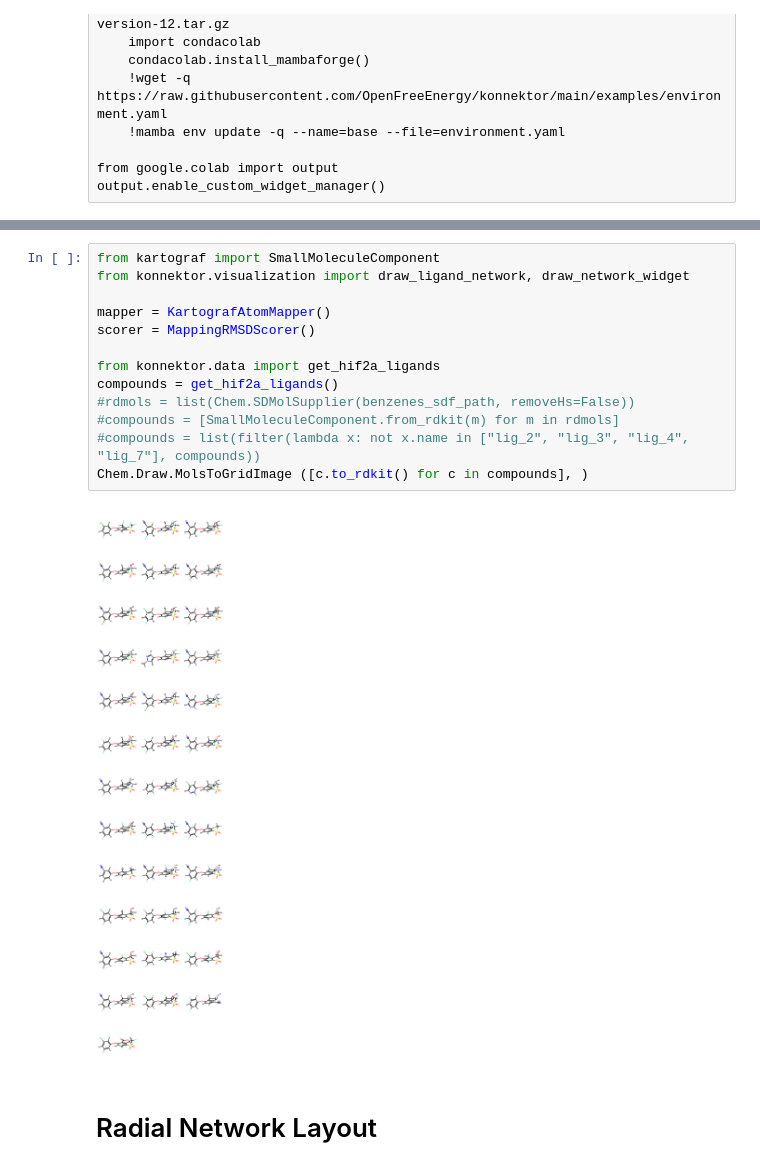
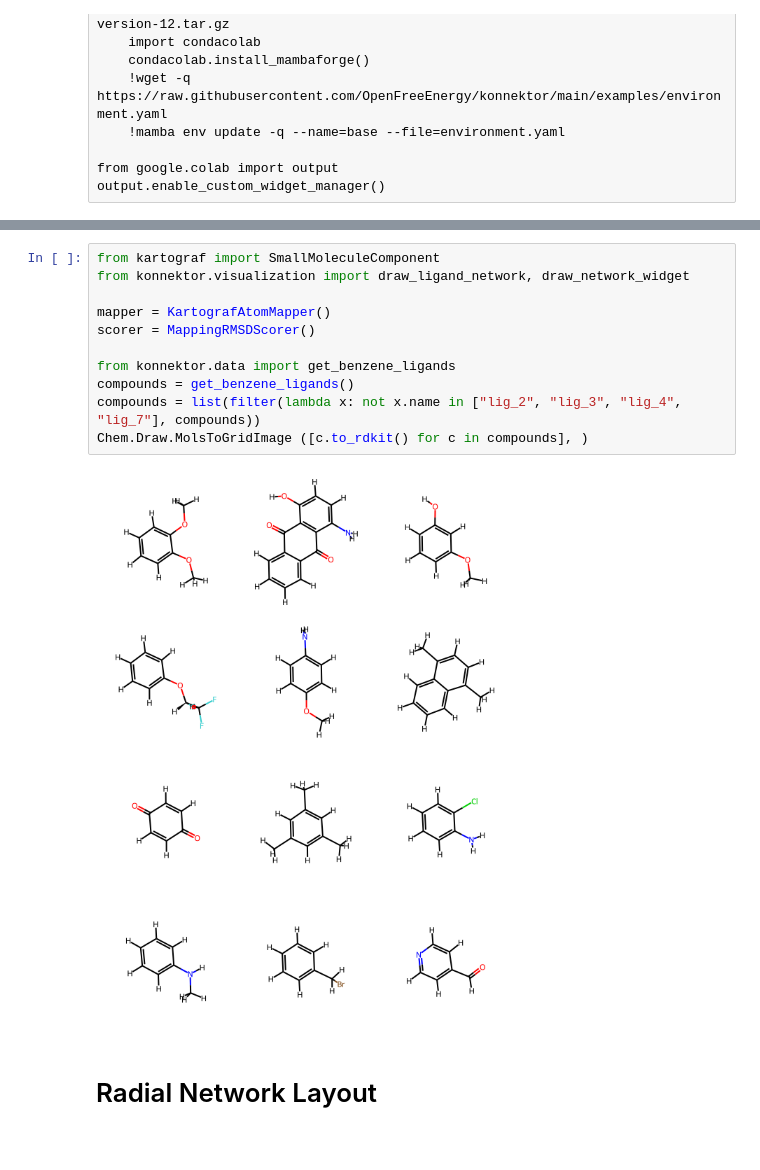
Before and after one commit to OpenFreeEnergy/konnektor, a Jupyter notebook: examples/konnektor_example.ipynb, the cells around one changed output, grey strips where cells are left out. Cells and saved outputs as stored; diff of their text form.

```diff
--- a/examples/konnektor_example.ipynb
+++ b/examples/konnektor_example.ipynb
@@ -35,18 +32,16 @@ logger.setLevel(logging.ERROR)
 # %%
 from kartograf import SmallMoleculeComponent
 from konnektor.visualization import draw_ligand_network, draw_network_widget
 
 mapper = KartografAtomMapper()
 scorer = MappingRMSDScorer()
 
-from konnektor.data import get_hif2a_ligands
-compounds = get_hif2a_ligands()
-#rdmols = list(Chem.SDMolSupplier(benzenes_sdf_path, removeHs=False))
-#compounds = [SmallMoleculeComponent.from_rdkit(m) for m in rdmols]
-#compounds = list(filter(lambda x: not x.name in ["lig_2", "lig_3", "lig_4", "lig_7"], compounds))
+from konnektor.data import get_benzene_ligands
+compounds = get_benzene_ligands()
+compounds = list(filter(lambda x: not x.name in ["lig_2", "lig_3", "lig_4", "lig_7"], compounds))
 Chem.Draw.MolsToGridImage ([c.to_rdkit() for c in compounds], )
 # %% [output]
-[figure, old version]
+[figure, new version]
 # %% [markdown]
 # Radial Network Layout
 # %%
```
Also changed, not shown: parts of 9 cells of this notebook, 5 other files.
